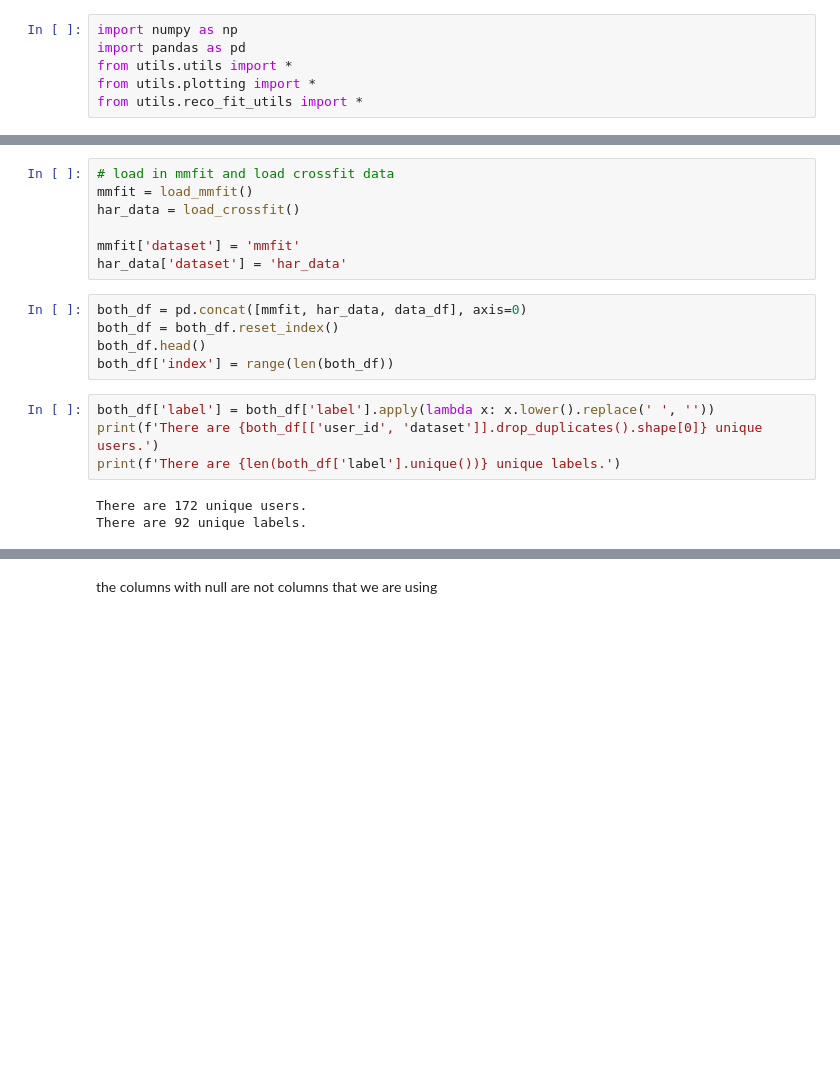
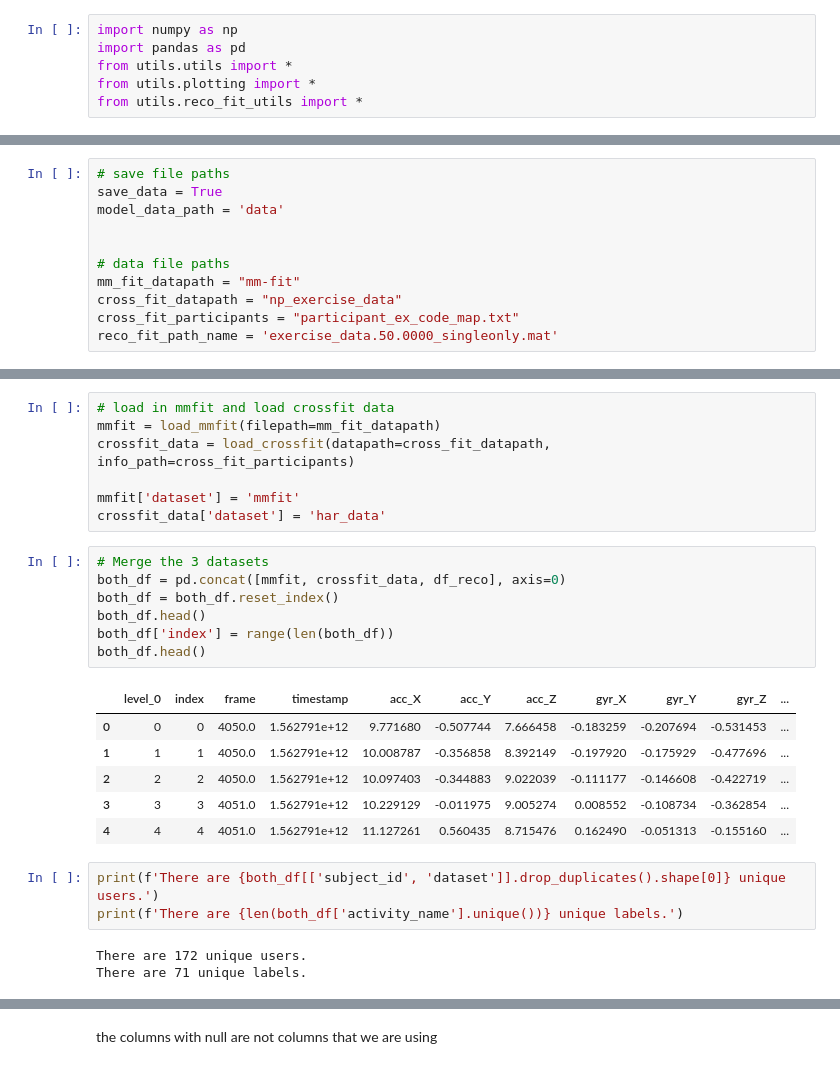
Before and after one commit to Djai284/smartwatch-activity-recognition, a Jupyter notebook: create_dataset.ipynb, the cells around one changed output, grey strips where cells are left out. Cells and saved outputs as stored; diff of their text form; blank space fills up the shorter version.

```diff
--- a/create_dataset.ipynb
+++ b/create_dataset.ipynb
@@ -26,0 +37,11 @@ data_df.head()
+# %%
+# save file paths
+save_data = True
+model_data_path = 'data'
+
+
+# data file paths
+mm_fit_datapath = "mm-fit"
+cross_fit_datapath = "np_exercise_data"
+cross_fit_participants = "participant_ex_code_map.txt"
+reco_fit_path_name = 'exercise_data.50.0000_singleonly.mat'
@@ -27,22 +74,30 @@ data_df.head()
 # %%
 # load in mmfit and load crossfit data
-mmfit = load_mmfit()
-har_data = load_crossfit()
+mmfit = load_mmfit(filepath=mm_fit_datapath)
+crossfit_data = load_crossfit(datapath=cross_fit_datapath, info_path=cross_fit_participants)
 
 mmfit['dataset'] = 'mmfit'
-har_data['dataset'] = 'har_data'
+crossfit_data['dataset'] = 'har_data'
 # %%
-both_df = pd.concat([mmfit, har_data, data_df], axis=0)
+# Merge the 3 datasets
+both_df = pd.concat([mmfit, crossfit_data, df_reco], axis=0)
 both_df = both_df.reset_index()
 both_df.head()
 both_df['index'] = range(len(both_df))
+both_df.head()
+# %% [output]
+|  | level_0 | index | frame | timestamp | acc_X | acc_Y | acc_Z | gyr_X | gyr_Y | gyr_Z | ... |
+| 0 | 0 | 0 | 4050.0 | 1.562791e+12 | 9.771680 | -0.507744 | 7.666458 | -0.183259 | -0.207694 | -0.531453 | ... |
+| 1 | 1 | 1 | 4050.0 | 1.562791e+12 | 10.008787 | -0.356858 | 8.392149 | -0.197920 | -0.175929 | -0.477696 | ... |
+| 2 | 2 | 2 | 4050.0 | 1.562791e+12 | 10.097403 | -0.344883 | 9.022039 | -0.111177 | -0.146608 | -0.422719 | ... |
+| 3 | 3 | 3 | 4051.0 | 1.562791e+12 | 10.229129 | -0.011975 | 9.005274 | 0.008552 | -0.108734 | -0.362854 | ... |
+| 4 | 4 | 4 | 4051.0 | 1.562791e+12 | 11.127261 | 0.560435 | 8.715476 | 0.162490 | -0.051313 | -0.155160 | ... |
 # %%
-both_df['label'] = both_df['label'].apply(lambda x: x.lower().replace(' ', ''))
-print(f'There are {both_df[['user_id', 'dataset']].drop_duplicates().shape[0]} unique users.')
-print(f'There are {len(both_df['label'].unique())} unique labels.')
+print(f'There are {both_df[['subject_id', 'dataset']].drop_duplicates().shape[0]} unique users.')
+print(f'There are {len(both_df['activity_name'].unique())} unique labels.')
 # %% [output]
 There are 172 unique users.
-There are 92 unique labels.
+There are 71 unique labels.
 # %%
 both_df.isna().sum()
 # %% [output]
```
Also changed, not shown: parts of 14 cells of this notebook, 3 other files.
